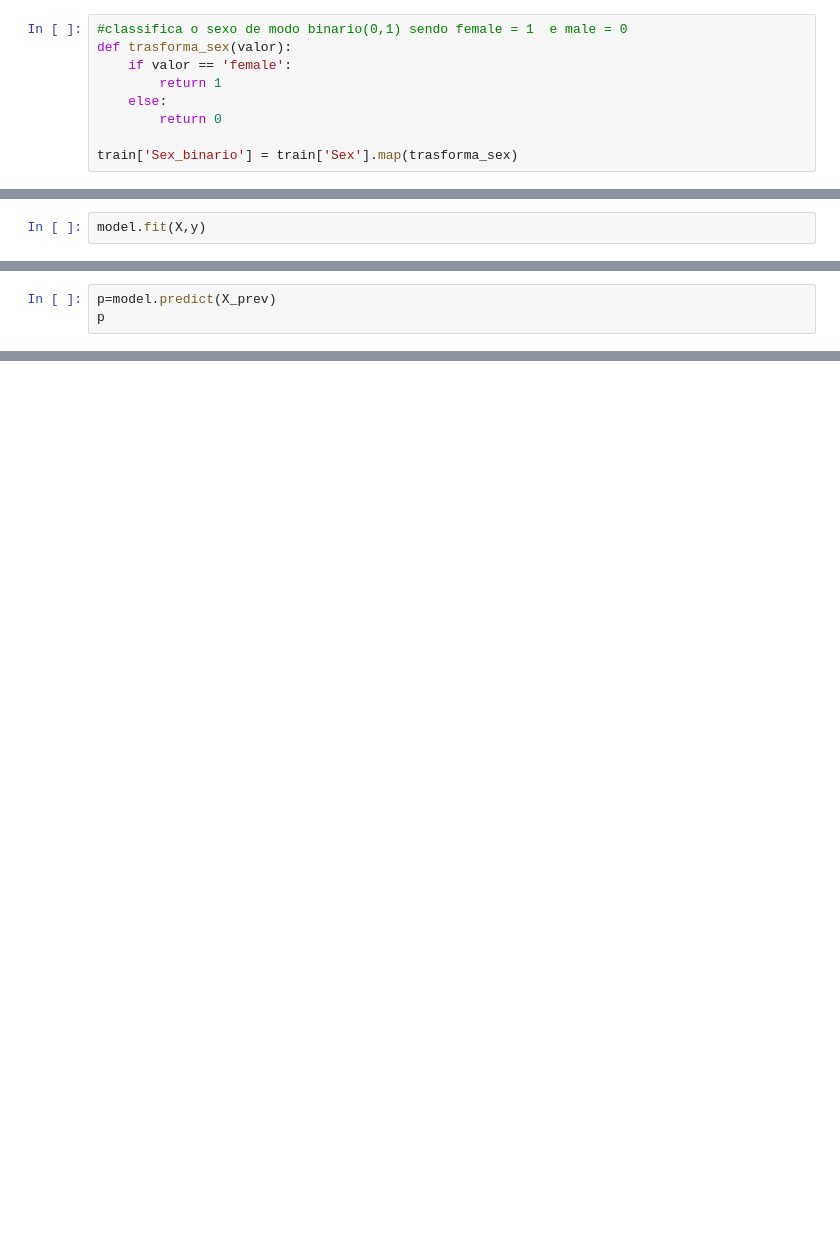
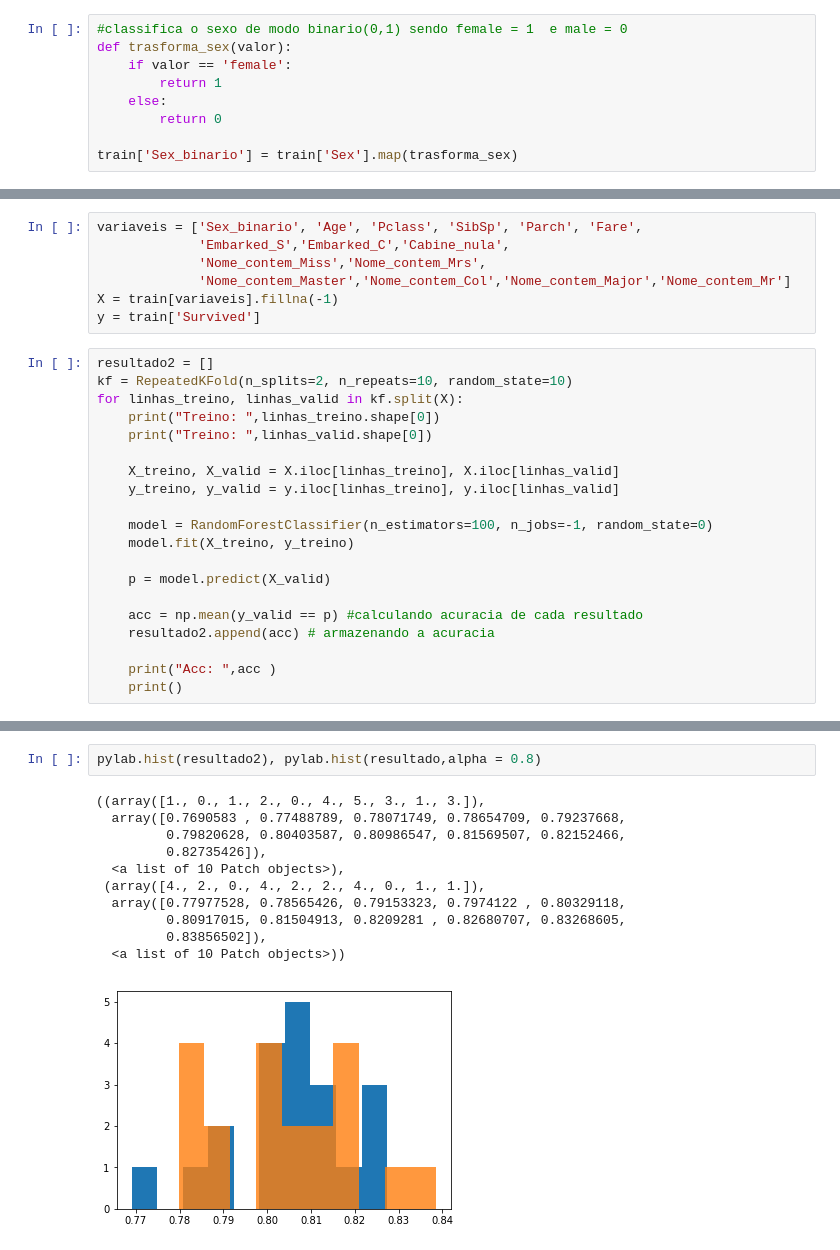
Before and after one commit to RobsonCrLira/Titanic, a Jupyter notebook: Titanic.ipynb, the cells around one changed output, grey strips where cells are left out. Drawn from its saved outputs; the diff is of its cells as text; blank space fills up the shorter version.

```diff
--- a/Titanic.ipynb
+++ b/Titanic.ipynb
@@ -67,2 +157,0 @@ X = X.fillna(-1)
-# %%
-model.fit(X,y)
@@ -81,3 +157,0 @@ X_prev = X_prev.fillna(-1)
-# %%
-p=model.predict(X_prev)
-p
@@ -104,0 +158,27 @@ array([0, 1, 0, 1, 1, 0, 1, 0, 1, 0, 0, 0, 1, 0, 1, 1, 0, 0, 1, 0, 0, 1,
+# %%
+variaveis = ['Sex_binario', 'Age', 'Pclass', 'SibSp', 'Parch', 'Fare',
+             'Embarked_S','Embarked_C','Cabine_nula',
+             'Nome_contem_Miss','Nome_contem_Mrs',
+             'Nome_contem_Master','Nome_contem_Col','Nome_contem_Major','Nome_contem_Mr']
+X = train[variaveis].fillna(-1)
+y = train['Survived']
+# %%
+resultado2 = []
+kf = RepeatedKFold(n_splits=2, n_repeats=10, random_state=10)
+for linhas_treino, linhas_valid in kf.split(X):
+    print("Treino: ",linhas_treino.shape[0])
+    print("Treino: ",linhas_valid.shape[0])
+
+    X_treino, X_valid = X.iloc[linhas_treino], X.iloc[linhas_valid]
+    y_treino, y_valid = y.iloc[linhas_treino], y.iloc[linhas_valid]
+
+    model = RandomForestClassifier(n_estimators=100, n_jobs=-1, random_state=0)
+    model.fit(X_treino, y_treino)
+
+    p = model.predict(X_valid)
+
+    acc = np.mean(y_valid == p) #calculando acuracia de cada resultado
+    resultado2.append(acc) # armazenando a acuracia
+
+    print("Acc: ",acc )
+    print()
@@ -104,0 +203,14 @@ array([0, 1, 0, 1, 1, 0, 1, 0, 1, 0, 0, 0, 1, 0, 1, 1, 0, 0, 1, 0, 0, 1,
+# %%
+pylab.hist(resultado2), pylab.hist(resultado,alpha = 0.8)
+# %% [output]
+((array([1., 0., 1., 2., 0., 4., 5., 3., 1., 3.]),
+  array([0.7690583 , 0.77488789, 0.78071749, 0.78654709, 0.79237668,
+         0.79820628, 0.80403587, 0.80986547, 0.81569507, 0.82152466,
+         0.82735426]),
+  <a list of 10 Patch objects>),
+ (array([4., 2., 0., 4., 2., 2., 4., 0., 1., 1.]),
+  array([0.77977528, 0.78565426, 0.79153323, 0.7974122 , 0.80329118,
+         0.80917015, 0.81504913, 0.8209281 , 0.82680707, 0.83268605,
+         0.83856502]),
+  <a list of 10 Patch objects>))
+[figure, added]
```
Also changed, not shown: parts of 32 cells of this notebook, 1 other file.
